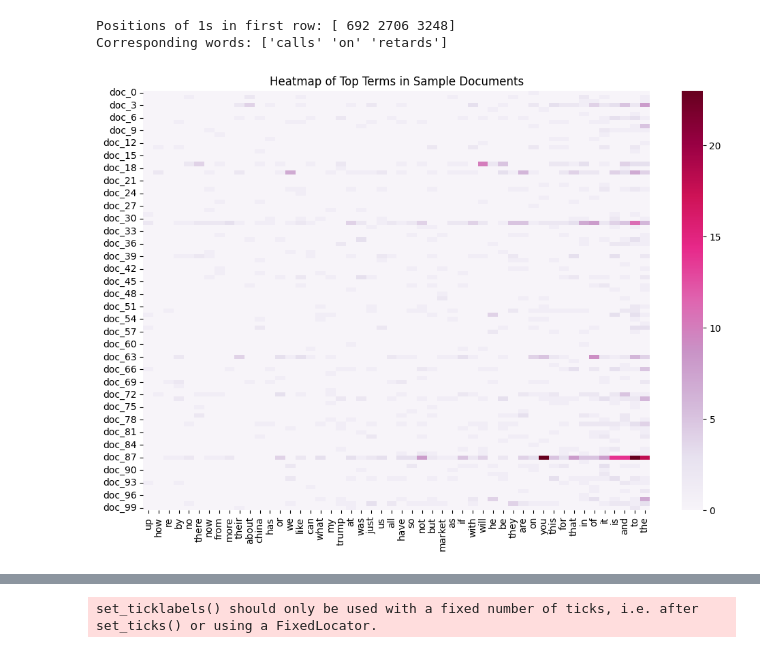
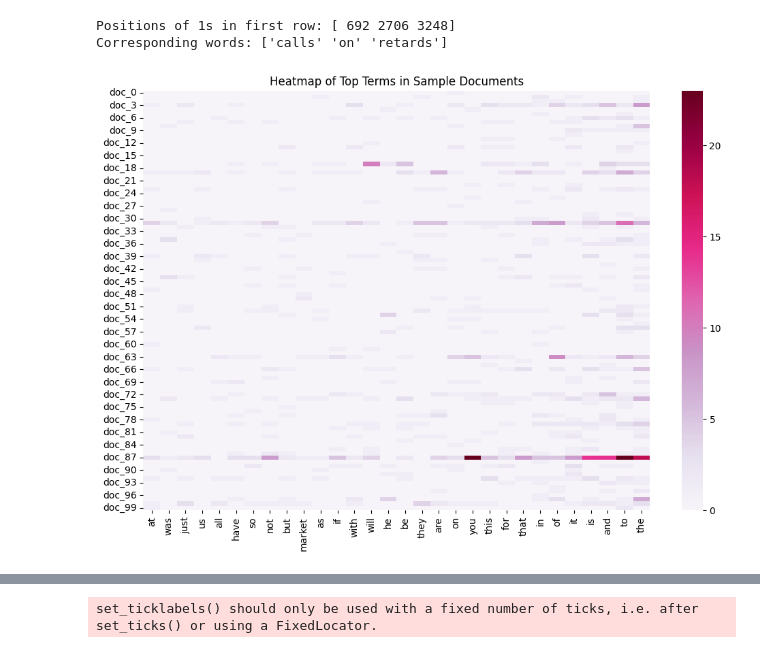
Before and after one commit to robins114/dm2025-lab1-exercise, a Jupyter notebook: DM2025-Lab1-Homework.ipynb, the cells around one changed output, grey strips where cells are left out. Cells and saved outputs as stored; diff of their text form; code cells hidden in the pictures.

```diff
--- a/DM2025-Lab1-Homework.ipynb
+++ b/DM2025-Lab1-Homework.ipynb
@@ -500,39 +488,39 @@ Corresponding words: ['calls' 'on' 'retards']
 # %%
 # Exercise 11
 
 import numpy as np
 import pandas as pd
 import matplotlib.pyplot as plt
 import seaborn as sns
 
-# Parameters: number of documents and terms to visualize
-num_docs = 100   # first 100 documents
-num_terms = 50   # top 50 terms by frequency
+# Parameters
+num_docs = 100   # term-document sample
+num_terms = 30   # top n terms by frequency
 
-# Compute term frequencies (sum over all documents)
+# Term frequencies
 term_sums = np.array(X_counts.sum(axis=0)).flatten()
 top_indices = term_sums.argsort()[-num_terms:]  # indices of top-N terms
 
 # Rename the axes
 plot_x = count_vect.get_feature_names_out()[top_indices]  # top term names
 plot_y = ["doc_"+str(i) for i in list(X.index)[0:num_docs]]  # document labels
 
 # Create submatrix for the heatmap
 plot_z = X_counts[0:num_docs, top_indices].toarray()
 
-# Create DataFrame for Seaborn heatmap
+# Create DataFrame for heatmap
 df_todraw = pd.DataFrame(plot_z, columns=plot_x, index=plot_y)
 
-# Plot the heatmap
+# Plot
 plt.subplots(figsize=(12, 8))
 ax = sns.heatmap(df_todraw,
                  cmap="PuRd",
                  vmin=0, vmax=np.max(plot_z),
                  annot=False)
 plt.title("Heatmap of Top Terms in Sample Documents")
 plt.show()
 # %% [output]
-[figure, old version]
+[figure, new version]
 # %%
 # Exercise 12
 
```
Also changed, not shown: parts of 16 cells of this notebook.
